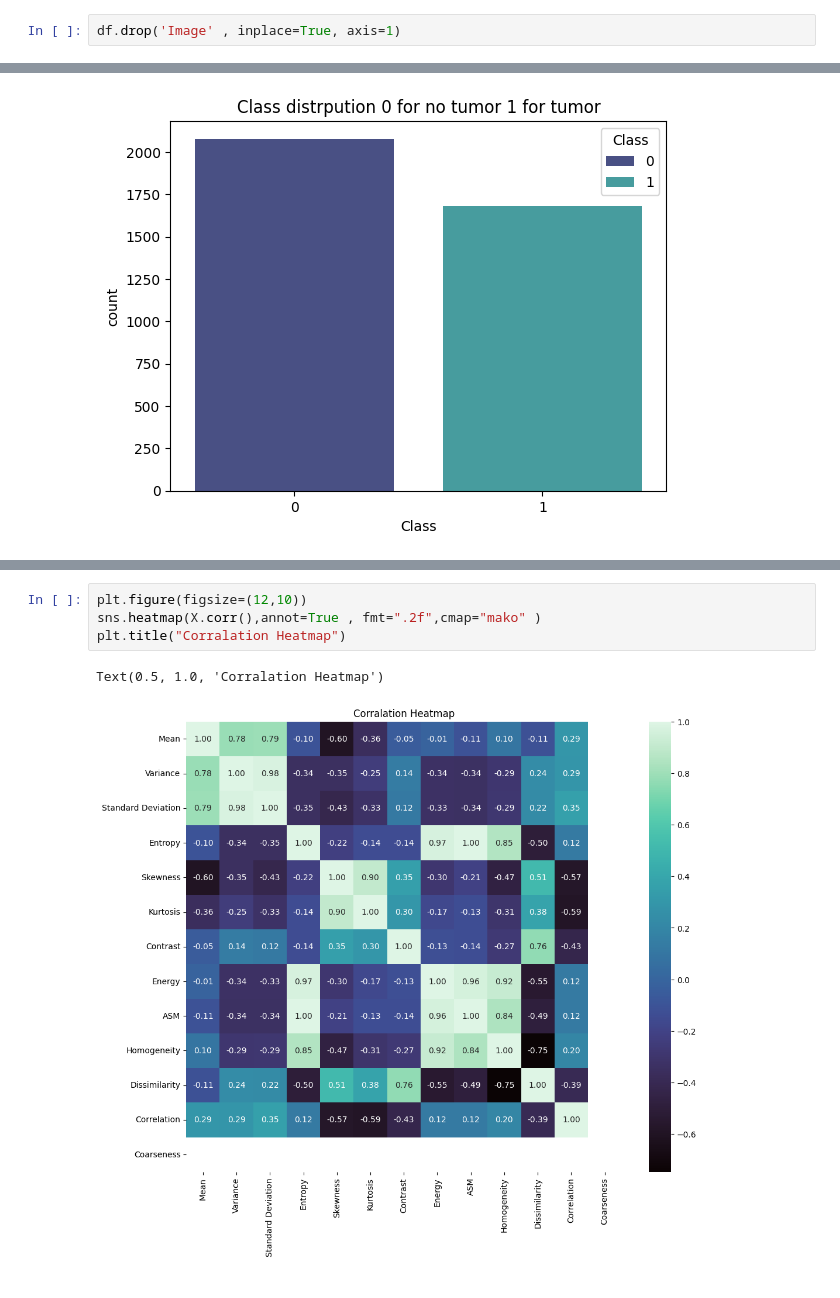
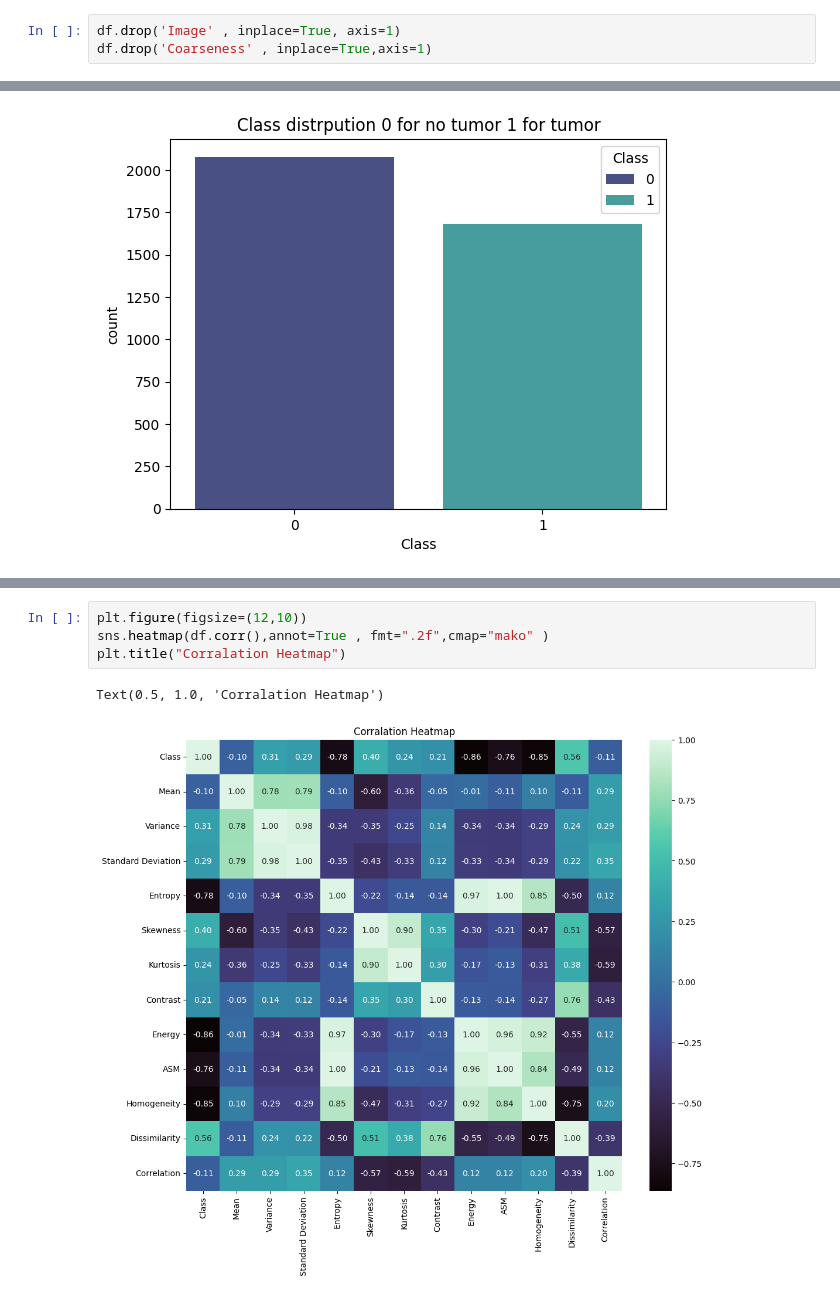
Before and after one commit to haider365-wave/brain-tumor-classifier, a Jupyter notebook: logistic_reg_brain_tumor.ipynb, the cells around one changed output, grey strips where cells are left out. Drawn from its saved outputs; the diff is of its cells as text.

```diff
--- a/logistic_reg_brain_tumor.ipynb
+++ b/logistic_reg_brain_tumor.ipynb
@@ -54,6 +54,7 @@ df.describe()
 | max | 1.000000 | 33.239975 | 2910.581879 | 53.949809 | 0.394539 | 36.931294 | 1371.640060 | 3382.574163 | 0.589682 | ... |
 # %%
 df.drop('Image' , inplace=True, axis=1)
+df.drop('Coarseness' , inplace=True,axis=1)
 # %%
 print(df['Class'].value_counts())
 print(df['Class'].value_counts(normalize=True * 100))
@@ -100,7 +101,7 @@ plt.show()
 # %%
 plt.figure(figsize=(12,10))
-sns.heatmap(X.corr(),annot=True , fmt=".2f",cmap="mako" )
+sns.heatmap(df.corr(),annot=True , fmt=".2f",cmap="mako" )
 plt.title("Corralation Heatmap")
 # %% [output]
 Text(0.5, 1.0, 'Corralation Heatmap')
-[figure, old version]
+[figure, new version]
```
Also changed, not shown: parts of 9 cells of this notebook.
